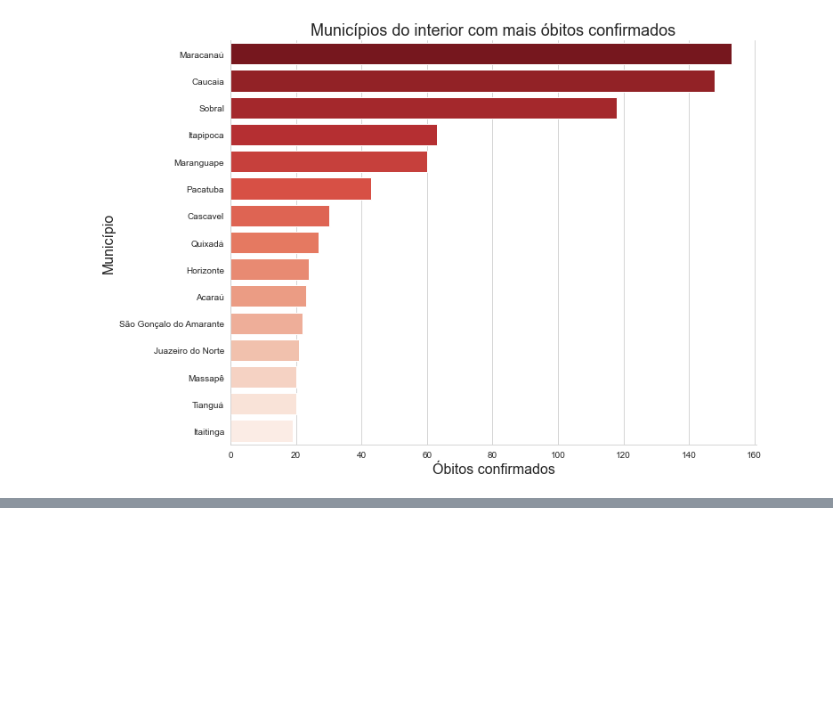
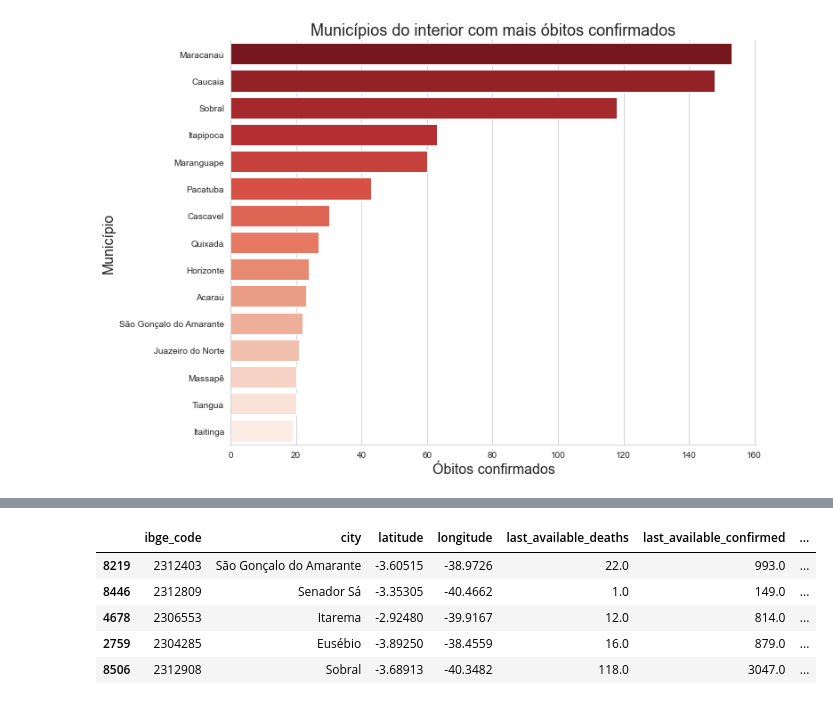
Before and after one commit to Igorlinharesb/COVID-Ceara, a Jupyter notebook: Covid_CE.ipynb, the cells around one changed output, grey strips where cells are left out. Saved outputs shown, nothing was run; the diff lists cells and outputs as text; code cells hidden in the pictures; blank space fills up the shorter version.

```diff
--- a/Covid_CE.ipynb
+++ b/Covid_CE.ipynb
@@ -205,3 +266,12 @@ plt.show()
+# %%
+df.head()
+# %% [output]
+|  | ibge_code | city | latitude | longitude | last_available_deaths | last_available_confirmed | ... |
+| 8219 | 2312403 | São Gonçalo do Amarante | -3.60515 | -38.9726 | 22.0 | 993.0 | ... |
+| 8446 | 2312809 | Senador Sá | -3.35305 | -40.4662 | 1.0 | 149.0 | ... |
+| 4678 | 2306553 | Itarema | -2.92480 | -39.9167 | 12.0 | 814.0 | ... |
+| 2759 | 2304285 | Eusébio | -3.89250 | -38.4559 | 16.0 | 879.0 | ... |
+| 8506 | 2312908 | Sobral | -3.68913 | -40.3482 | 118.0 | 3047.0 | ... |
 # %%
 ceara.save('maps/ceara_cases_per_100k_hab.html')
 ceara_heatmap.save('maps/ceara_heatmap.html')
```
Also changed, not shown: parts of 8 cells of this notebook, 3 other files.
